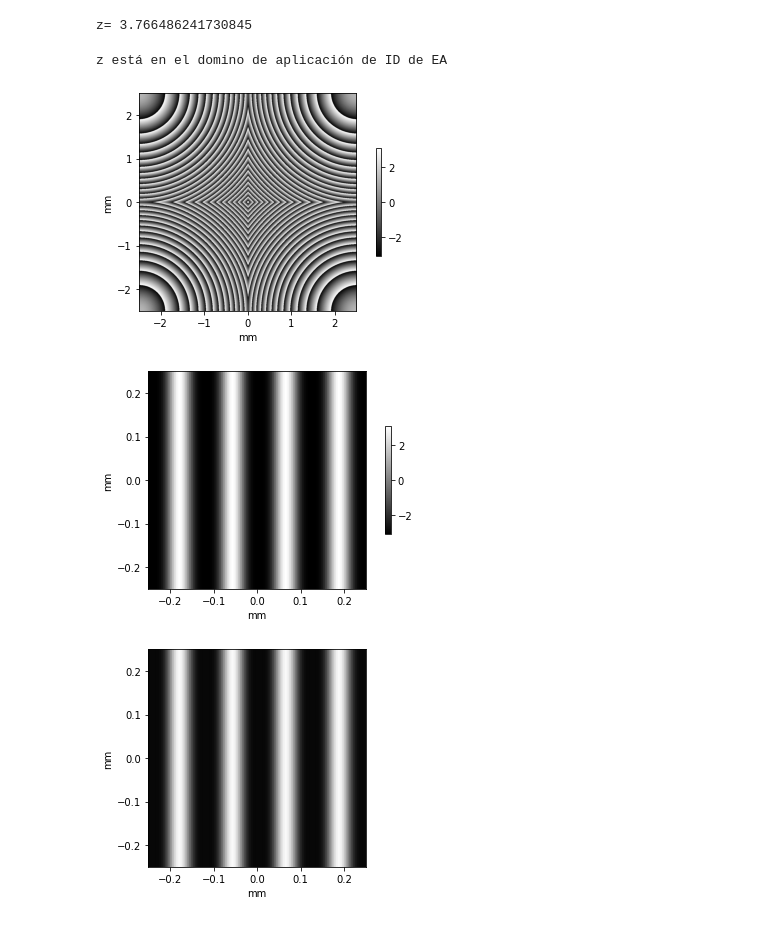
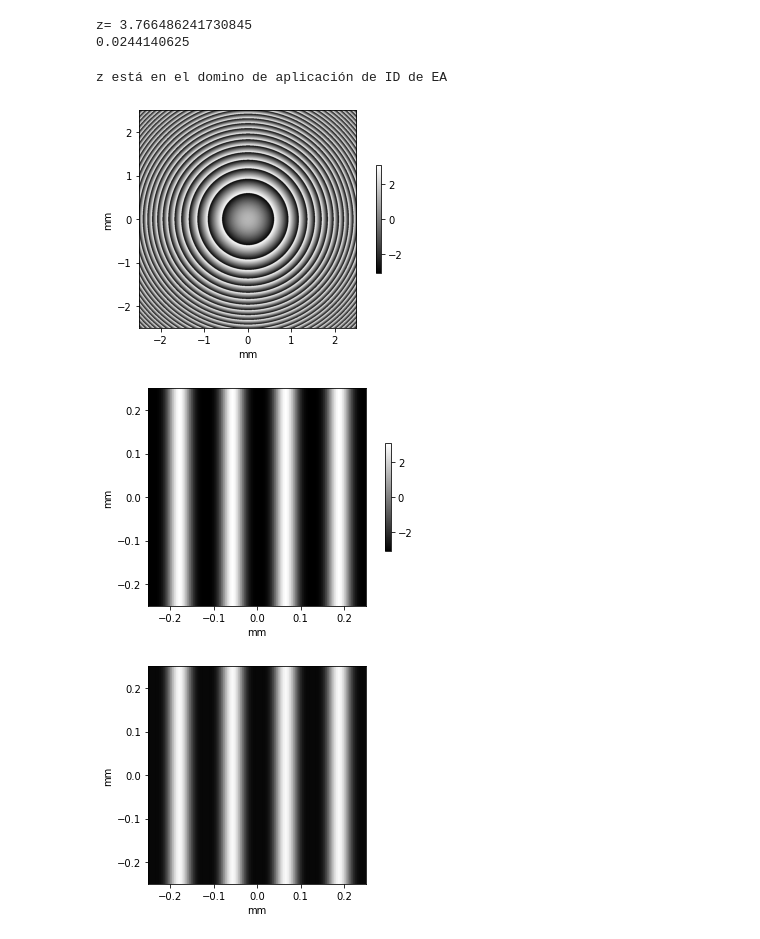
Before and after one commit to ivsantiagocz/Entrega-2, a Jupyter notebook: Talbot.ipynb, the cells around one changed output. Saved outputs shown, nothing was run; the diff lists cells and outputs as text; code cells hidden in the pictures.

```diff
--- a/Talbot.ipynb
+++ b/Talbot.ipynb
@@ -27,8 +27,10 @@ hh= np.zeros((N,N))*np.exp(-1j*0)
 print ("z=", z)
 
 k=(2*np.pi)/wl
+print(T)
 # %% [output]
 z= 3.766486241730845
+0.0244140625
 # %%
 #Condicional que dependiendo del z selecciona el método apropiado.
 if (z>=(N*(dx)**2)/wl):
@@ -41,7 +43,7 @@ if (z>=(N*(dx)**2)/wl):
                     hh[t,s]=h
 
     h1=np.fft.fft(hh)
-    hhc=np.fft.fftshift(hh)
+    hhc=np.fft.fftshift(np.fft.fft(hh))
     Ut = ut*h1
 
     U1=np.fft.fft2(Ut)
@@ -84,7 +86,7 @@ else:
                     hh[t,s]=h
 
     h1=np.fft.fft(hh)
-    h1c=np.fft.fftshift(hh)
+    h1c=np.fft.fftshift(np.fft.fftshift(hh))
     g=np.fft.fft2(ut)
     #gt=np.fft.fftshift(g)
 
@@ -99,33 +101,33 @@ else:
     #I = Image.fromarray(abs(U), 'P')
     plt.figure(figsize=(7,4))
     im1 = plt.imshow(np.angle(h1c),cmap='gray',extent=(-L/2,L/2,-L/2,L/2))
     plt.ylabel('mm')
     plt.xlabel('mm')
     plt.colorbar(im1,shrink=0.5)
     plt.show()
 
     zoom=4
     plt.figure(figsize=(7,4))
     plt.xlim(-1/zoom,1/zoom)
     plt.ylim(-1/zoom,1/zoom)
     im3 = plt.imshow((ut*ut),cmap='gray',extent=(-L/2,L/2,-L/2,L/2))
     plt.ylabel('mm')
     plt.xlabel('mm')
     plt.colorbar(im1,shrink=0.5)
     plt.show()
 
 
     zoom=4
     plt.figure(figsize=(7,4))
     plt.xlim(-1/zoom,1/zoom)
     plt.ylim(-1/zoom,1/zoom)
     im2 = plt.imshow(UU,cmap='gray',extent=(-L/2,L/2,-L/2,L/2))
     plt.ylabel('mm')
     plt.xlabel('mm')
     #plt.grid(False)
     plt.show()
 # %% [output]
 z está en el domino de aplicación de ID de EA
-[figure, old version]
+[figure, new version]
 [figure]
 [figure]
```
